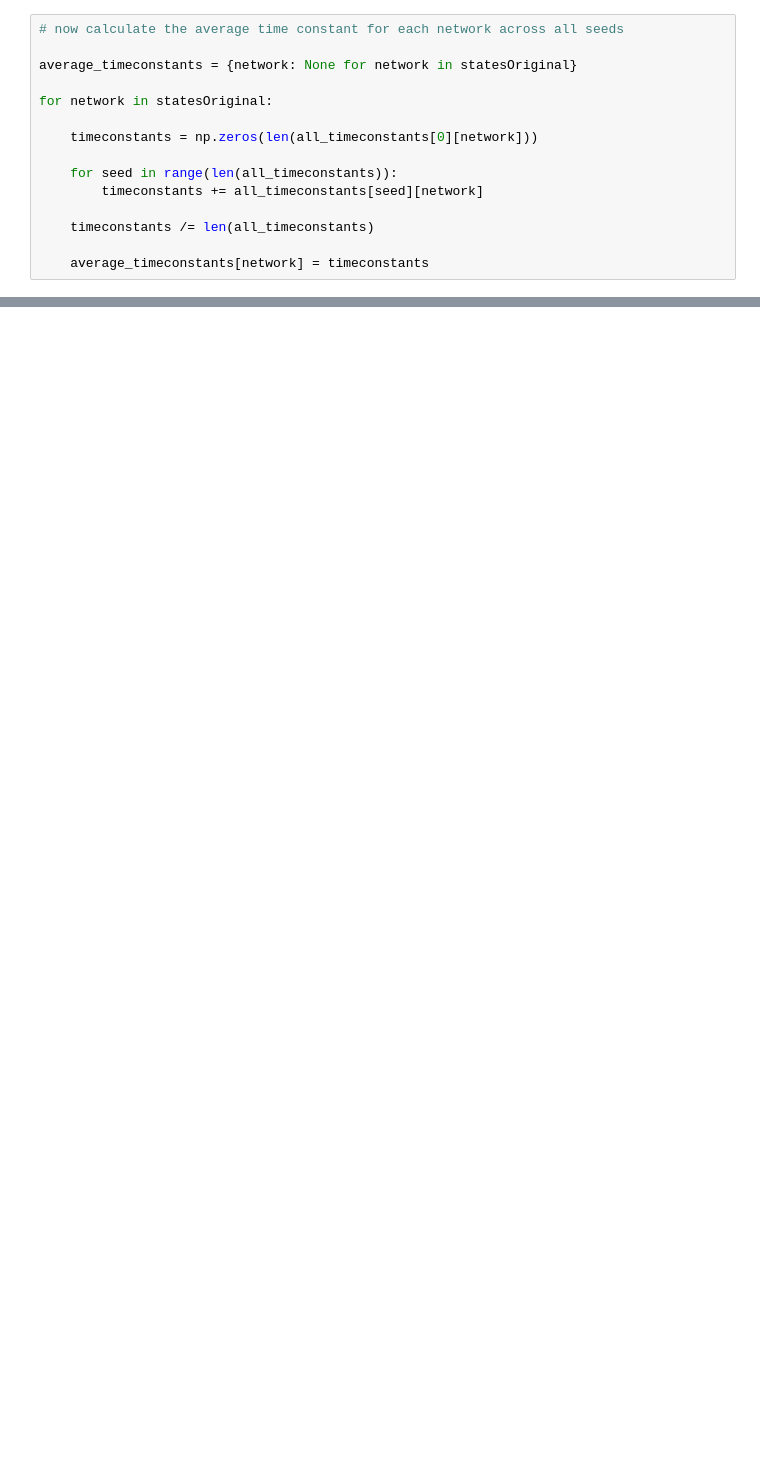
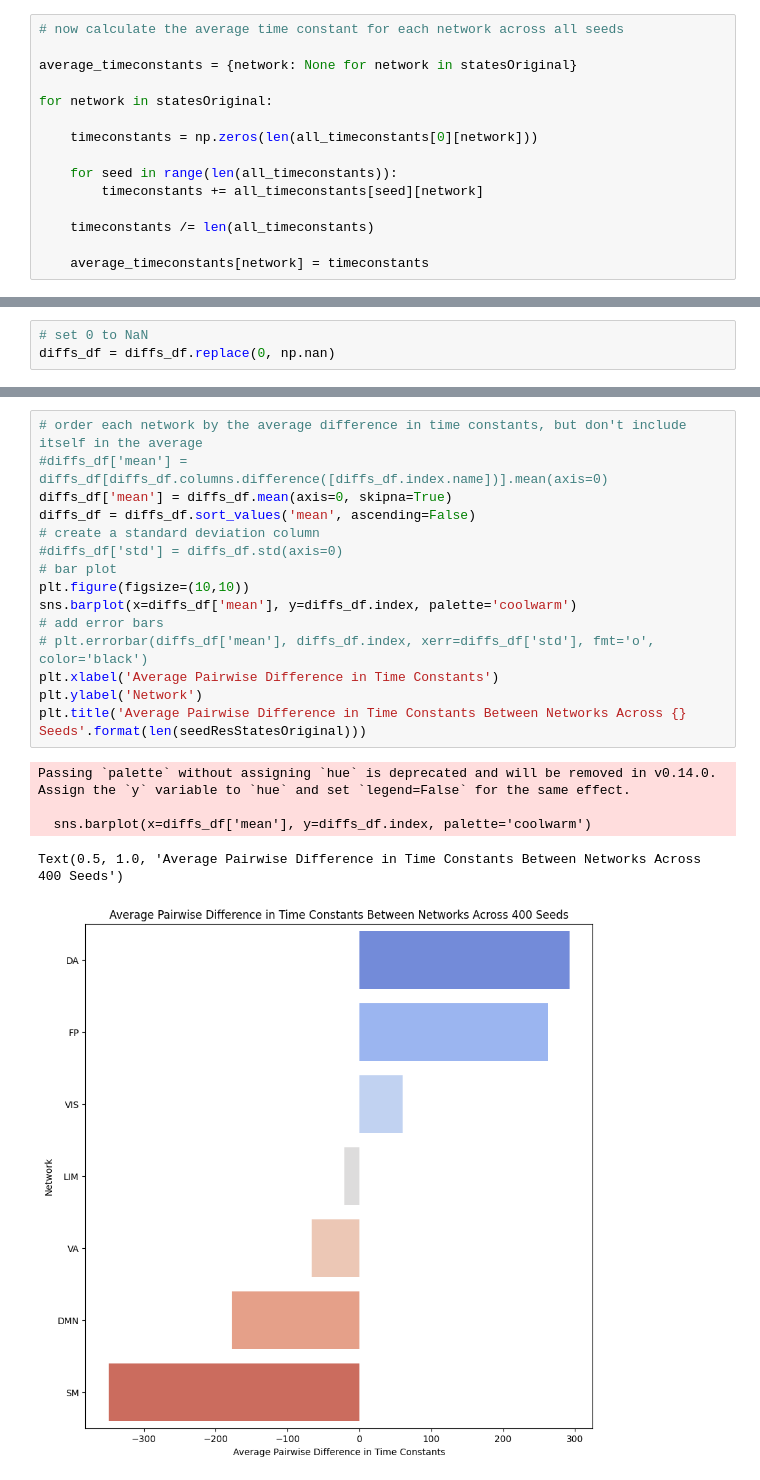
Before and after one commit to orbitalhybridization/NarrativeConn2Res, a Jupyter notebook: AlignmentTimeConsts-Seeds.ipynb, the cells around one changed output, grey strips where cells are left out. Drawn from its saved outputs; the diff is of its cells as text; blank space fills up the shorter version.

```diff
--- a/AlignmentTimeConsts-Seeds.ipynb
+++ b/AlignmentTimeConsts-Seeds.ipynb
@@ -95,0 +143,3 @@ plt.show()
+# %%
+# set 0 to NaN
+diffs_df = diffs_df.replace(0, np.nan)
@@ -95,0 +157,21 @@ plt.show()
+# %%
+# order each network by the average difference in time constants, but don't include itself in the average
+#diffs_df['mean'] = diffs_df[diffs_df.columns.difference([diffs_df.index.name])].mean(axis=0)
+diffs_df['mean'] = diffs_df.mean(axis=0, skipna=True)
+diffs_df = diffs_df.sort_values('mean', ascending=False)
+# create a standard deviation column
+#diffs_df['std'] = diffs_df.std(axis=0)
+# bar plot
+plt.figure(figsize=(10,10))
+sns.barplot(x=diffs_df['mean'], y=diffs_df.index, palette='coolwarm')
+# add error bars
+# plt.errorbar(diffs_df['mean'], diffs_df.index, xerr=diffs_df['std'], fmt='o', color='black')
+plt.xlabel('Average Pairwise Difference in Time Constants')
+plt.ylabel('Network')
+plt.title('Average Pairwise Difference in Time Constants Between Networks Across {} Seeds'.format(len(seedResStatesOriginal)))
+# %% [output]
+Passing `palette` without assigning `hue` is deprecated and will be removed in v0.14.0. Assign the `y` variable to `hue` and set `legend=False` for the same effect.
+
+  sns.barplot(x=diffs_df['mean'], y=diffs_df.index, palette='coolwarm')
+Text(0.5, 1.0, 'Average Pairwise Difference in Time Constants Between Networks Across 400 Seeds')
+[figure, added]
```
Also changed, not shown: parts of 5 cells of this notebook, 25 other files.
